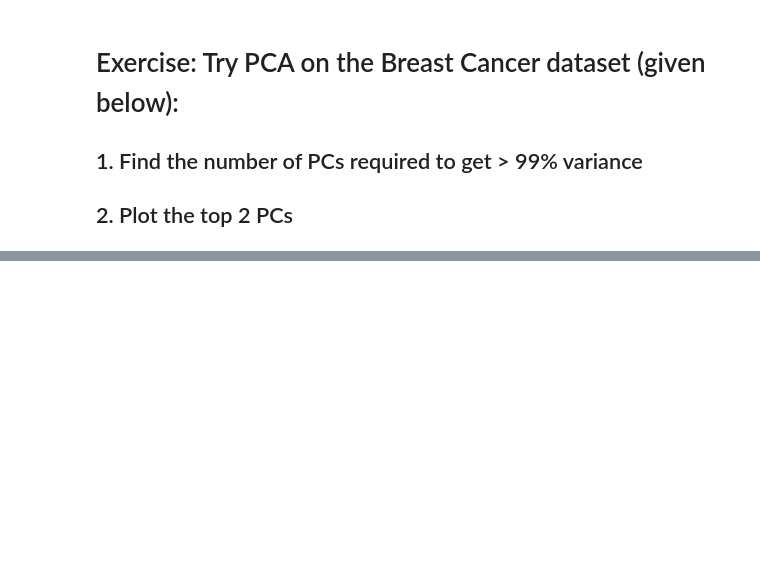
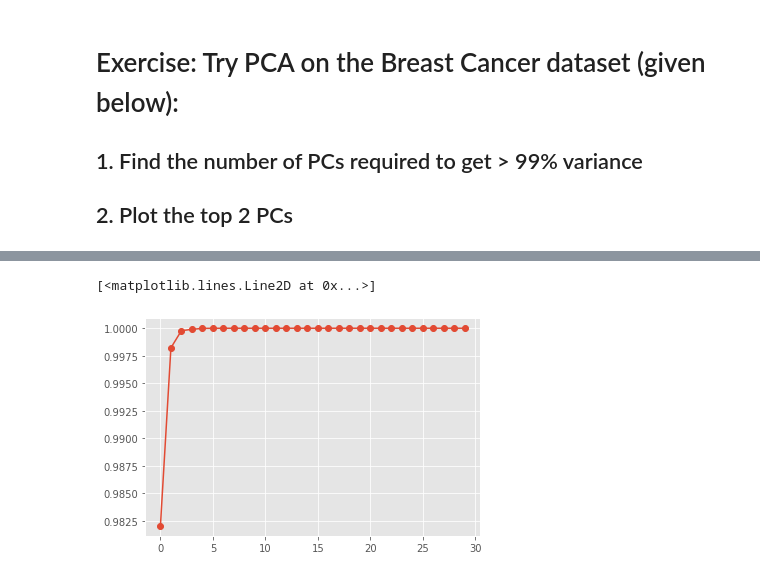
Before and after one commit to tejaswiniallikanti/upgrad-mlcloud, a Jupyter notebook: pca/04_pca_algo.ipynb, the cells around one changed output, grey strips where cells are left out. Drawn from its saved outputs; the diff is of its cells as text; code cells hidden in the pictures; blank space fills up the shorter version.

```diff
--- a/pca/04_pca_algo.ipynb
+++ b/pca/04_pca_algo.ipynb
@@ -101,0 +154,8 @@ df.head()
+# %%
+pca = PCA()
+x_red = pca.fit_transform(X)
+# %%
+plt.plot(np.cumsum(pca.explained_variance_ratio_), '-o')
+# %% [output]
+[<matplotlib.lines.Line2D at 0x...>]
+[figure, added]
```
Also changed, not shown: parts of 17 cells of this notebook, 41 other files.
